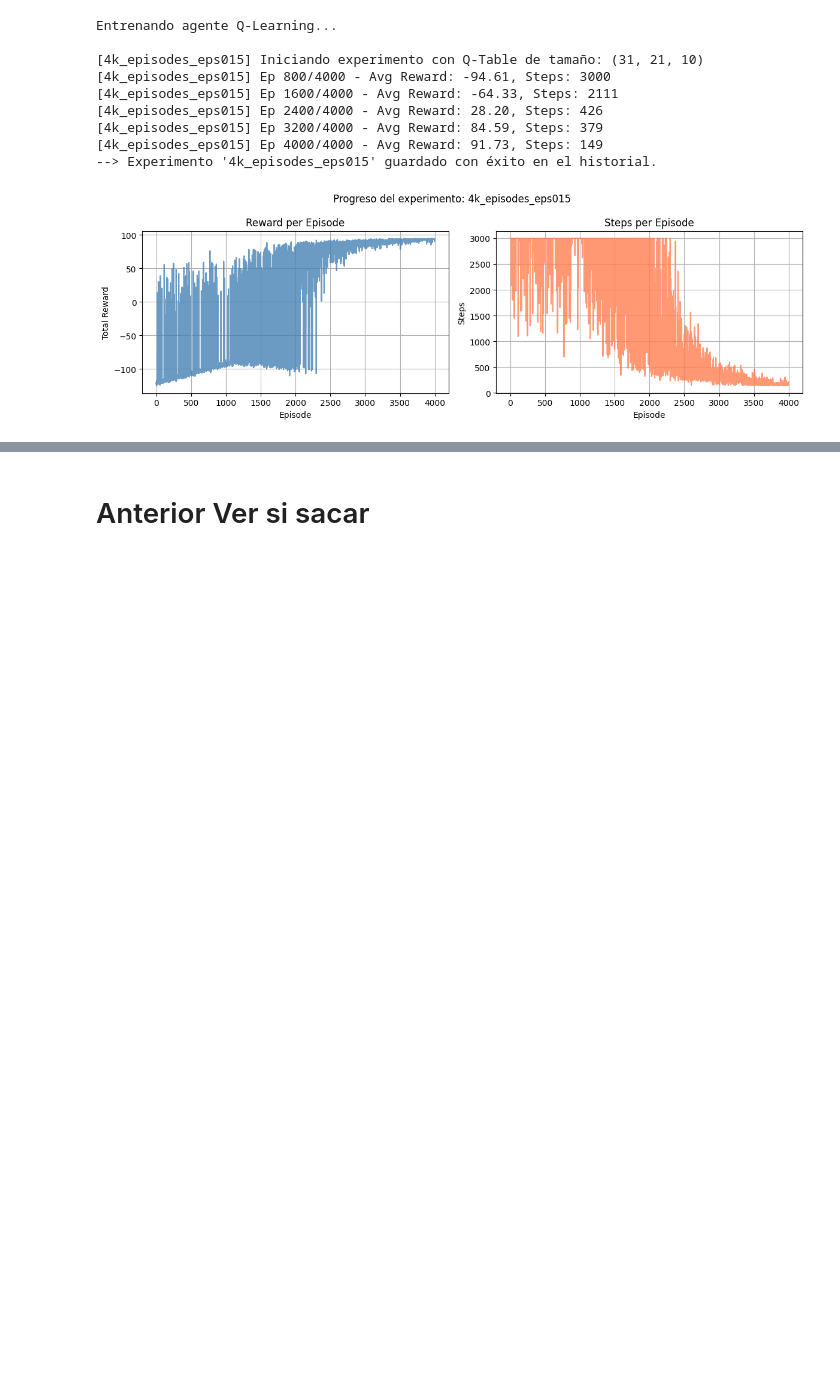
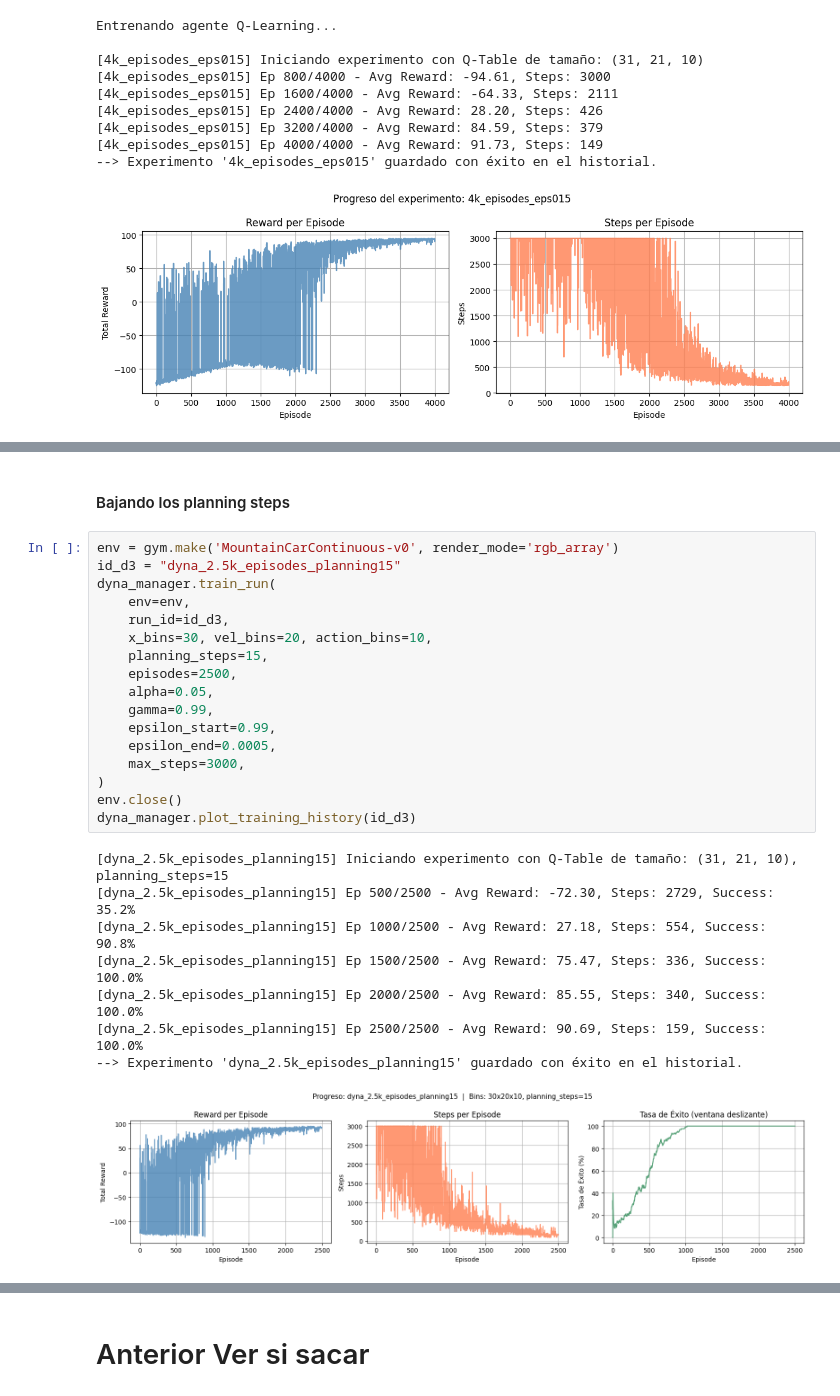
Before and after one commit to Martinabz/Obligatorio-IA-Abzaradel-Olaso-282958-281981-, a Jupyter notebook: Obligatorio Marzo 2026/MountainCarContinuous/continuous_mountain_car.ipynb, the cells around one changed output, grey strips where cells are left out. Drawn from its saved outputs; the diff is of its cells as text; blank space fills up the shorter version.

```diff
--- a/Obligatorio Marzo 2026/MountainCarContinuous/continuous_mountain_car.ipynb
+++ b/Obligatorio Marzo 2026/MountainCarContinuous/continuous_mountain_car.ipynb
@@ -419,0 +478,28 @@ Entrenando agente Q-Learning...
+# %% [markdown]
+#### Bajando los planning steps
+# %%
+env = gym.make('MountainCarContinuous-v0', render_mode='rgb_array')
+id_d3 = "dyna_2.5k_episodes_planning15"
+dyna_manager.train_run(
+    env=env,
+    run_id=id_d3,
+    x_bins=30, vel_bins=20, action_bins=10,
+    planning_steps=15,
+    episodes=2500,
+    alpha=0.05,
+    gamma=0.99,
+    epsilon_start=0.99,
+    epsilon_end=0.0005,
+    max_steps=3000,
+)
+env.close()
+dyna_manager.plot_training_history(id_d3)
+# %% [output]
+[dyna_2.5k_episodes_planning15] Iniciando experimento con Q-Table de tamaño: (31, 21, 10), planning_steps=15
+[dyna_2.5k_episodes_planning15] Ep 500/2500 - Avg Reward: -72.30, Steps: 2729, Success: 35.2%
+[dyna_2.5k_episodes_planning15] Ep 1000/2500 - Avg Reward: 27.18, Steps: 554, Success: 90.8%
+[dyna_2.5k_episodes_planning15] Ep 1500/2500 - Avg Reward: 75.47, Steps: 336, Success: 100.0%
+[dyna_2.5k_episodes_planning15] Ep 2000/2500 - Avg Reward: 85.55, Steps: 340, Success: 100.0%
+[dyna_2.5k_episodes_planning15] Ep 2500/2500 - Avg Reward: 90.69, Steps: 159, Success: 100.0%
+--> Experimento 'dyna_2.5k_episodes_planning15' guardado con éxito en el historial.
+[figure, added]
```
Also changed, not shown: parts of 18 cells of this notebook.
